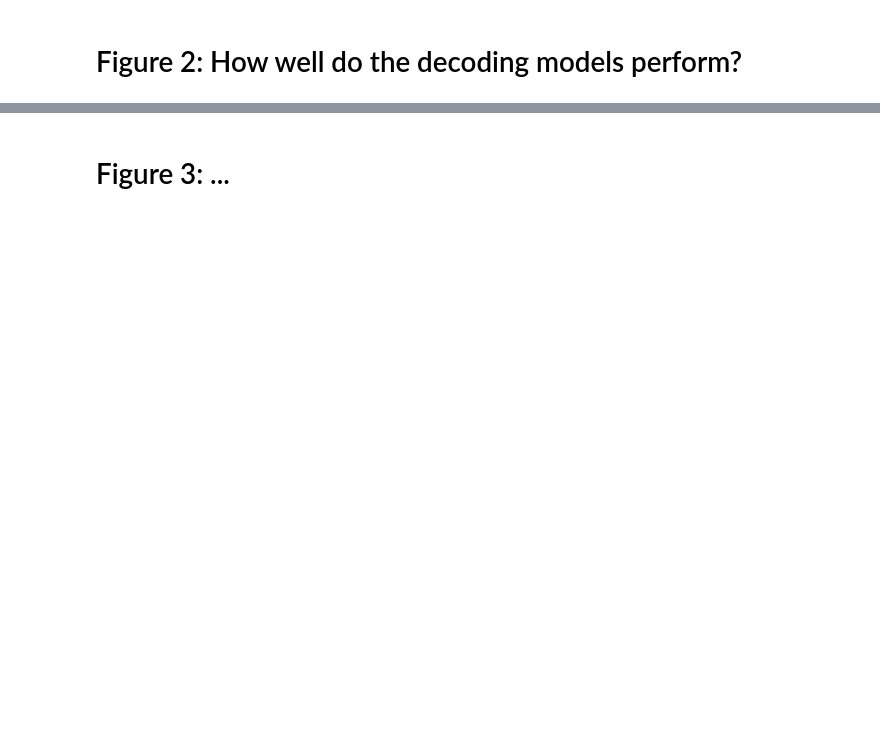
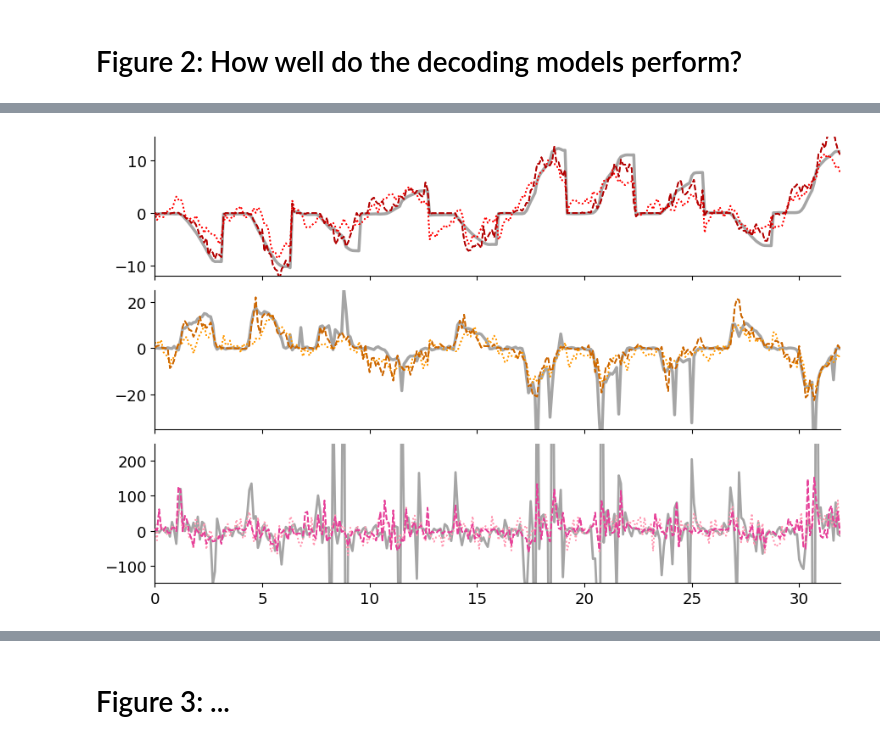
Before and after one commit to mayolabvision/NeuralDecoding, a Jupyter notebook: analyses/Manuscript_Plots.ipynb, the cells around one changed output, grey strips where cells are left out. Drawn from its saved outputs; the diff is of its cells as text; code cells hidden in the pictures; blank space fills up the shorter version.

```diff
--- a/analyses/Manuscript_Plots.ipynb
+++ b/analyses/Manuscript_Plots.ipynb
@@ -300,0 +174,94 @@ fig.savefig(fig_folder+'/R2_posVelAcc_zoom.png', dpi=600, bbox_inches='tight')
+# %%
+plt.rcParams.update({'font.size': 13})
+fig, axes = plt.subplots(3,1,figsize=(9,6),sharex=True)#,gridspec_kw={'height_ratios': [2,2,0.3,2,2,0.3,2,2]})
+fig.tight_layout()
+
+lw = 1.25
+lstyles = ['dotted','dotted','dotted','dotted','dashed','dashed','dashed','dashed']
+
+y_test = yTest_all0
+y_test_predicted = yTestPred_all0
+DF = df0
+
+mdls = np.arange(best_fold, 80+(best_fold),10)
+mdls = mdls[[0,4]]
+jmdls = [0,4]
+
+with open(data_folder+'/Figure2/s29-t0-d050-m{:02d}-o0-nm24-nf41-bn1-fo10-fi01/fold{:02d}.pickle'.format(DF.loc[best_fold]['model'],DF.loc[best_fold]['outer_fold']), 'rb') as f:
+    _,conds,_,_ = pickle.load(f)
+
+trl_nums = np.unique(conds[:,0])
+trl_nums, indices = np.unique(conds[:,0], return_index=True)
+trl_dirs = conds[indices,3]
+
+R2_all,trl_names = [],[]
+for t in trl_nums[1:-1]:
+    start_end = np.where(np.isin(conds[:, 0],t))[0]
+
+    i = 4
+    X_true = y_test[i][start_end,0]
+    Y_true = y_test[i][start_end,1]
+
+    X_pred = y_test_predicted[i][start_end,0]
+    Y_pred = y_test_predicted[i][start_end,1]
+
+    R2 = get_R2(np.concatenate((X_true.reshape(-1,1),Y_true.reshape(-1,1)),axis=1),np.concatenate((X_pred.reshape(-1,1),Y_pred.reshape(-1,1)),axis=1))
+    R2_all.append(R2[1])
+    trl_names.append(t)
+
+R2_all = np.array(R2_all)
+trl_names = np.array(trl_names)
+
+Nts = 10
+plot_trls = trl_names[np.argsort(R2_all)[-Nts:]]
+bad_trls = trl_names[np.argsort(R2_all)[:Nts]]
+print(bad_trls)
+print(plot_trls)
+
+#plot_trls = bad_trls
+
+#################
+start_end = np.where(np.isin(conds[:, 0],plot_trls))[0]
+print(conds[start_end,2])
+x = np.arange(0, start_end.shape[0]*10*Nts, 10*Nts) / 1000
+
+axes[0].plot(x,y_test[best_fold][start_end,1], color=(0.3,0.3,0.3), alpha=0.5, linewidth=2.5, label='true (horizontal)',zorder=0)
+for i,j in zip(mdls,jmdls):
+    axes[0].plot(x,y_test_predicted[i][start_end,1], color=pal[0][j], linewidth=lw, linestyle=lstyles[j], label='predicted (horizontal)',zorder=j+1)
+    axes[0].plot(x,y_test_predicted[i][start_end,1], color=pal[0][j], linewidth=lw, linestyle=lstyles[j], label='predicted2 (horizontal)',zorder=j+1)
+
+axes[0].set_xlim(x[0],x[-1])
+axes[0].set_ylim(-12,14.5)
+axes[0].set_yticks([-10,0,10])
+axes[0].spines['right'].set_color('none')
+axes[0].spines['top'].set_color('none')
+
+y_test = yTest_all1
+y_test_predicted = yTestPred_all1
+
+axes[1].plot(x,y_test[best_fold][start_end,1], color=(0.3,0.3,0.3), alpha=0.5, linewidth=2.5, label='true (vertical)',zorder=0)
+for i,j in zip(mdls,jmdls):
+    axes[1].plot(x,y_test_predicted[i][start_end,1], color=pal[1][j], linewidth=lw, linestyle=lstyles[j], label='predicted (horizontal)',zorder=j+1)
+    axes[1].plot(x,y_test_predicted[i][start_end,1], color=pal[1][j], linewidth=lw, linestyle=lstyles[j], label='predicted2 (horizontal)',zorder=j+1)
+
+axes[1].set_ylim(-35,25)
+axes[1].set_yticks([-20,0,20])
+axes[1].spines['right'].set_color('none')
+axes[1].spines['top'].set_color('none')
+
+y_test = yTest_all2
+y_test_predicted = yTestPred_all2
+
+axes[2].plot(x,y_test[best_fold][start_end,1], color=(0.3,0.3,0.3), alpha=0.5, linewidth=2, label='true (vertical)',zorder=0)
+for i,j in zip(mdls,jmdls):
+    axes[2].plot(x,y_test_predicted[i][start_end,1], color=pal[2][j], linewidth=lw, linestyle=lstyles[j], label='predicted (horizontal)',zorder=j+1)
+    axes[2].plot(x,y_test_predicted[i][start_end,1], color=pal[2][j], linewidth=lw, linestyle=lstyles[j], label='predicted2 (horizontal)',zorder=j+1)
+
+axes[2].set_ylim(-150,250)
+#axes[1].set_yticks([-10,0,10])
+axes[2].spines['right'].set_color('none')
+axes[2].spines['top'].set_color('none')
+
+plt.subplots_adjust(wspace=0.3, hspace=0.1)
+#fig.savefig(fig_folder+'/predicted_PosVelAcc.png', dpi=600, bbox_inches='tight')
+# %% [output]
@@ -301 +288,2 @@ fig.savefig(fig_folder+'/R2_posVelAcc_zoom.png', dpi=600, bbox_inches='tight')
+[figure, added]
 # %%
```
Also changed, not shown: parts of 9 cells of this notebook, 1 other file.
